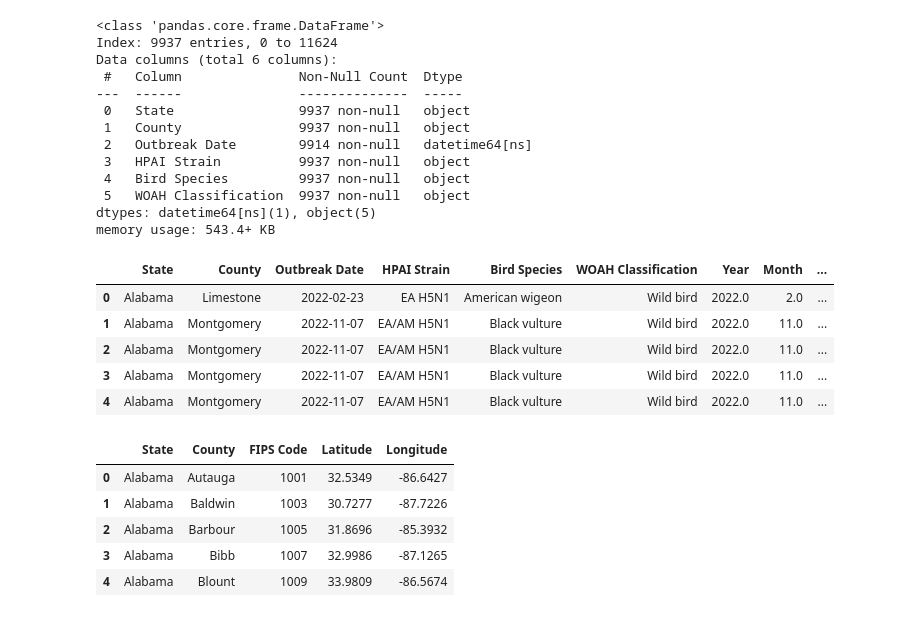
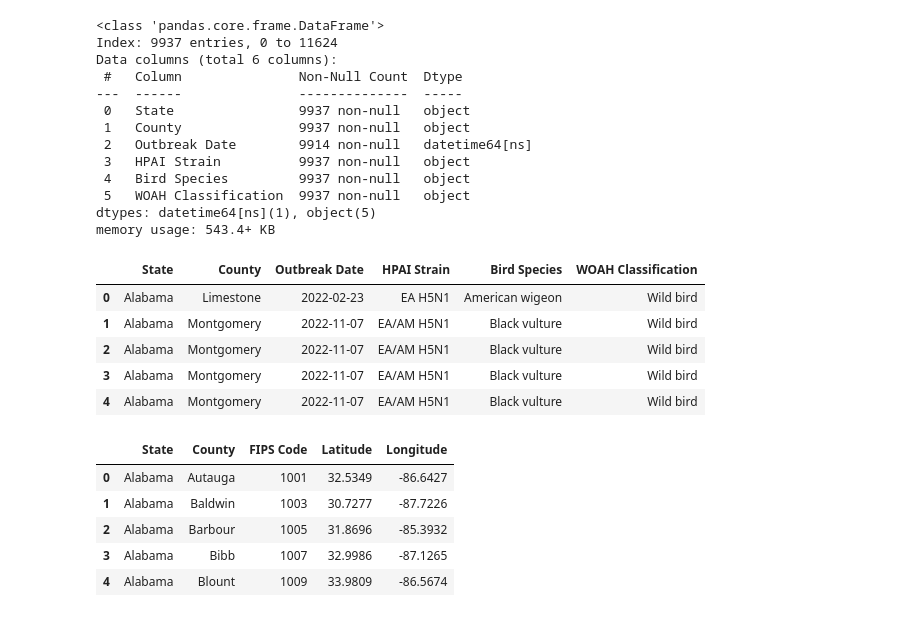
Before and after one commit to MaryPulley/Project_2, a Jupyter notebook: Code/mn_analysis_classification.ipynb, the cells around one changed output. Drawn from its saved outputs; the diff is of its cells as text; code cells hidden in the pictures.

```diff
--- a/Code/mn_analysis_classification.ipynb
+++ b/Code/mn_analysis_classification.ipynb
@@ -77,15 +77,15 @@ memory usage: 543.4+ KB
 # %%
 # Convert Wild life Outbreak date to Day, Year and Month
 
-wildbirds_df[['Year','Month','Day']]=wildbirds_df['Outbreak Date'].apply(convert_date)
+#wildbirds_df[['Year','Month','Day']]=wildbirds_df['Outbreak Date'].apply(convert_date)
 wildbirds_df.head()
 # %% [output]
-|  | State | County | Outbreak Date | HPAI Strain | Bird Species | WOAH Classification | Year | Month | ... |
-| 0 | Alabama | Limestone | 2022-02-23 | EA H5N1 | American wigeon | Wild bird | 2022.0 | 2.0 | ... |
-| 1 | Alabama | Montgomery | 2022-11-07 | EA/AM H5N1 | Black vulture | Wild bird | 2022.0 | 11.0 | ... |
-| 2 | Alabama | Montgomery | 2022-11-07 | EA/AM H5N1 | Black vulture | Wild bird | 2022.0 | 11.0 | ... |
-| 3 | Alabama | Montgomery | 2022-11-07 | EA/AM H5N1 | Black vulture | Wild bird | 2022.0 | 11.0 | ... |
-| 4 | Alabama | Montgomery | 2022-11-07 | EA/AM H5N1 | Black vulture | Wild bird | 2022.0 | 11.0 | ... |
+|  | State | County | Outbreak Date | HPAI Strain | Bird Species | WOAH Classification |
+| 0 | Alabama | Limestone | 2022-02-23 | EA H5N1 | American wigeon | Wild bird |
+| 1 | Alabama | Montgomery | 2022-11-07 | EA/AM H5N1 | Black vulture | Wild bird |
+| 2 | Alabama | Montgomery | 2022-11-07 | EA/AM H5N1 | Black vulture | Wild bird |
+| 3 | Alabama | Montgomery | 2022-11-07 | EA/AM H5N1 | Black vulture | Wild bird |
+| 4 | Alabama | Montgomery | 2022-11-07 | EA/AM H5N1 | Black vulture | Wild bird |
 # %%
 # Read US counties dataset
 us_county_fips=pd.read_csv("../Data/US_Counties.csv")
```
Also changed, not shown: parts of 20 cells of this notebook, 2 other files.
